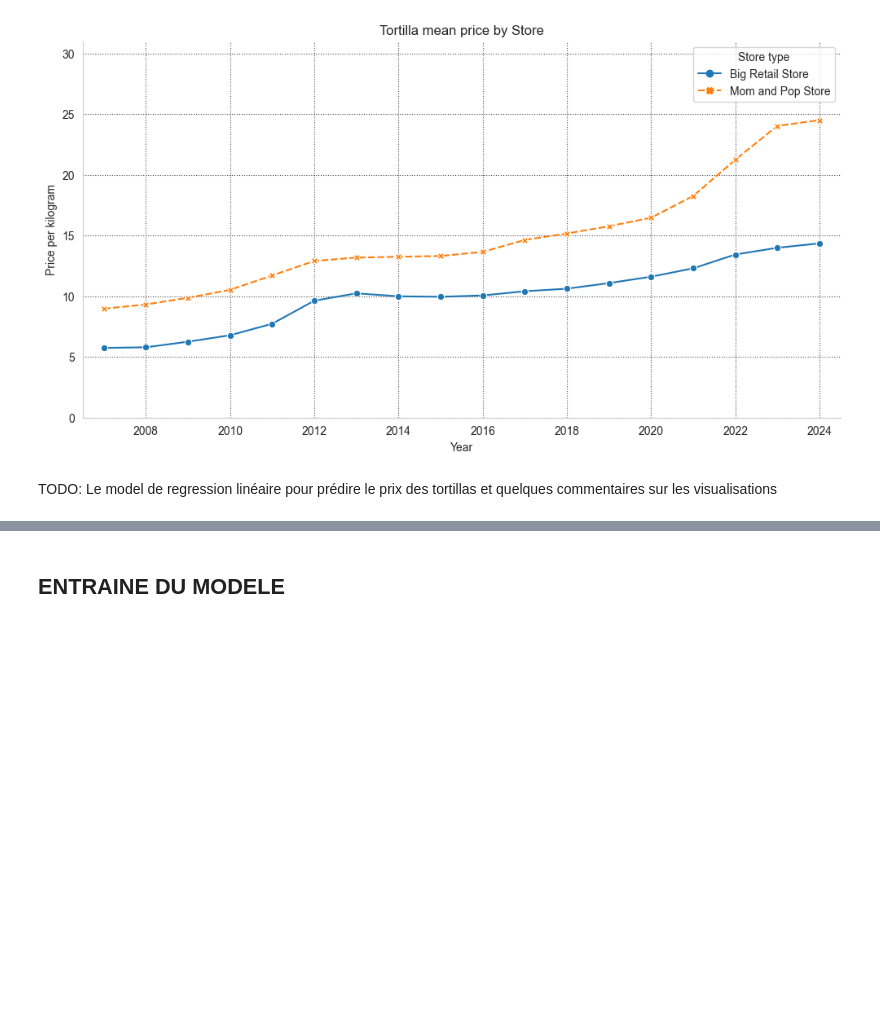
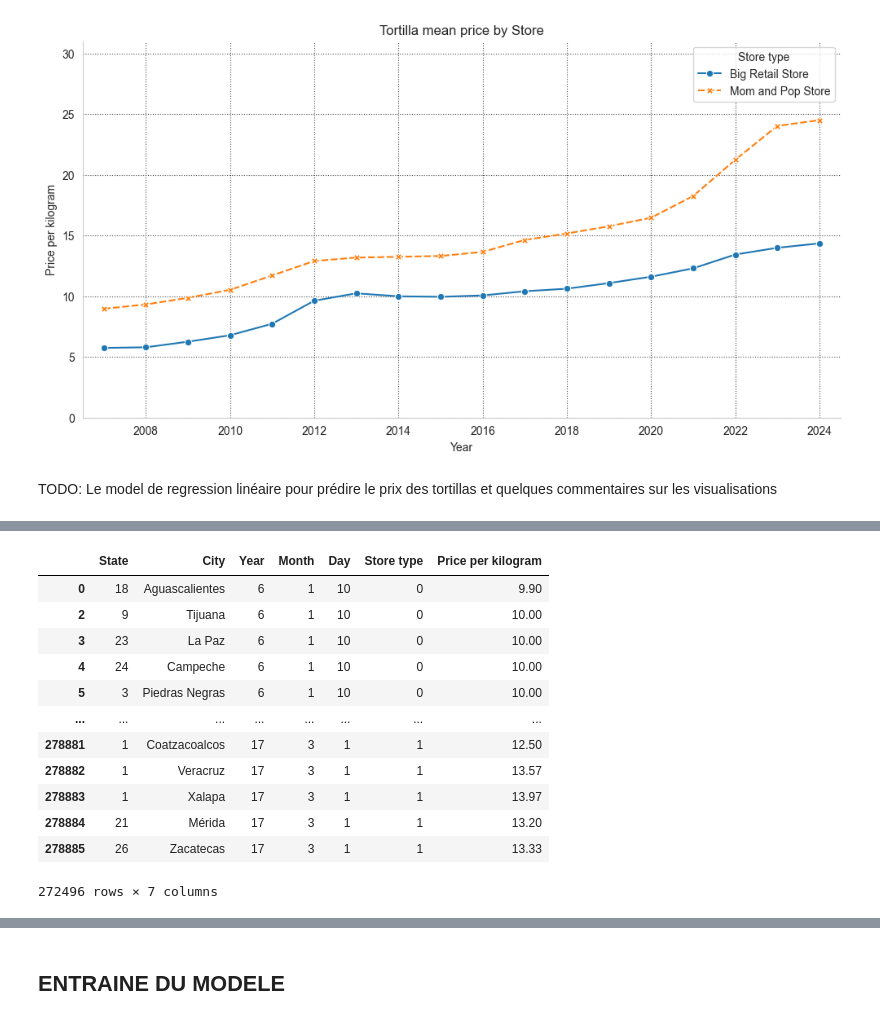
Before and after one commit to Rhapsoody/TortillaPredict, a Jupyter notebook: TortiPredict.ipynb, the cells around one changed output, grey strips where cells are left out. Drawn from its saved outputs; the diff is of its cells as text; code cells hidden in the pictures; blank space fills up the shorter version.

```diff
--- a/TortiPredict.ipynb
+++ b/TortiPredict.ipynb
@@ -238,0 +334,17 @@ TODO: Le model de regression linéaire pour prédire le prix des tortillas et qu
+# %%
+clean_tortilla_datas = categorical(clean_tortilla_datas, 'Store type')
+clean_tortilla_datas
+# %% [output]
+|  | State | City | Year | Month | Day | Store type | Price per kilogram |
+| 0 | 18 | Aguascalientes | 6 | 1 | 10 | 0 | 9.90 |
+| 2 | 9 | Tijuana | 6 | 1 | 10 | 0 | 10.00 |
+| 3 | 23 | La Paz | 6 | 1 | 10 | 0 | 10.00 |
+| 4 | 24 | Campeche | 6 | 1 | 10 | 0 | 10.00 |
+| 5 | 3 | Piedras Negras | 6 | 1 | 10 | 0 | 10.00 |
+| ... | ... | ... | ... | ... | ... | ... | ... |
+| 278881 | 1 | Coatzacoalcos | 17 | 3 | 1 | 1 | 12.50 |
+| 278882 | 1 | Veracruz | 17 | 3 | 1 | 1 | 13.57 |
+| 278883 | 1 | Xalapa | 17 | 3 | 1 | 1 | 13.97 |
+| 278884 | 21 | Mérida | 17 | 3 | 1 | 1 | 13.20 |
+| 278885 | 26 | Zacatecas | 17 | 3 | 1 | 1 | 13.33 |
+272496 rows × 7 columns
```
Also changed, not shown: parts of 34 cells of this notebook.
